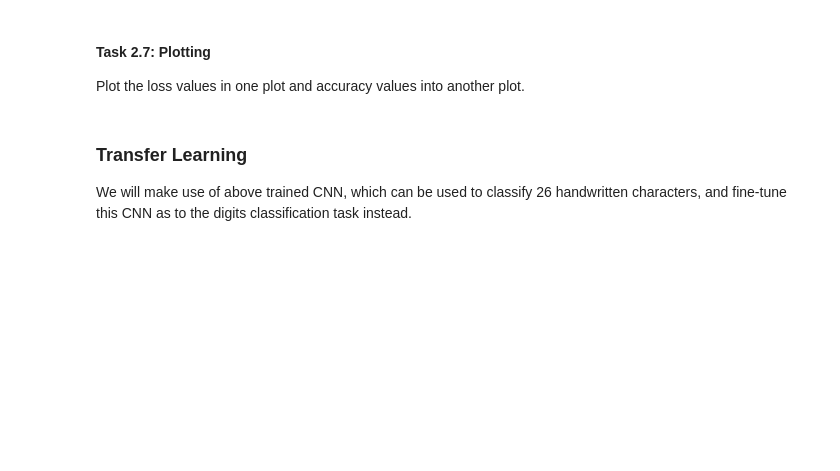
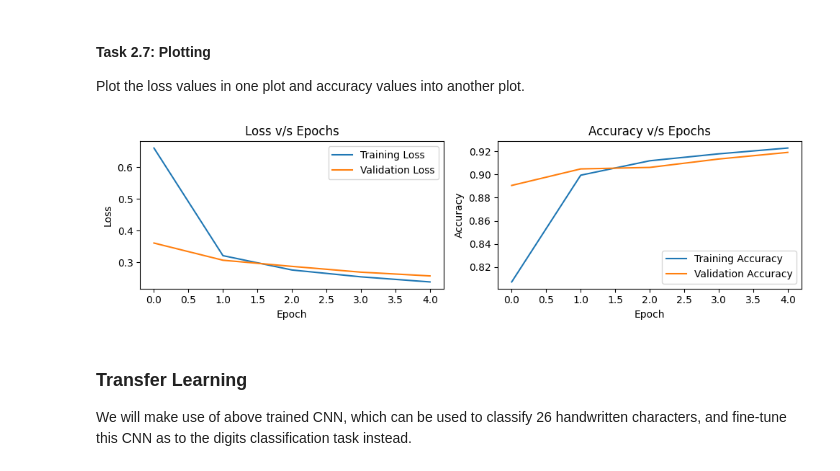
Before and after one commit to IngaleOmkar/Deep-Learning, a Jupyter notebook: Assignment-3/DL-Assignment03.ipynb, the cells around one changed output. Saved outputs shown, nothing was run; the diff lists cells and outputs as text; code cells hidden in the pictures; blank space fills up the shorter version.

```diff
--- a/Assignment-3/DL-Assignment03.ipynb
+++ b/Assignment-3/DL-Assignment03.ipynb
@@ -421,3 +411,23 @@ def convolutional(Q1, Q2, O):
+# %%
+def convolutional(Q1, Q2, O):
+    return torch.nn.Sequential(
+        # 2D convolutional layer: input channels=1 (grayscale image), output channels=Q1, 7×7 kernel, stride=1, padding=0
+        torch.nn.Conv2d(in_channels=1, out_channels=Q1, kernel_size=7, stride=1, padding=0),
+        # 2D max pooling: pooling size 2×2, stride=2
+        torch.nn.MaxPool2d(kernel_size=2, stride=2),
+        # tanh activation function
+        torch.nn.Tanh(),
+        # 2D convolutional layer: input channels=Q1, output channels=Q2, 5×5 kernel, stride=1, padding=2
+        torch.nn.Conv2d(in_channels=Q1, out_channels=Q2, kernel_size=5, stride=1, padding=2),
+        # 2D max pooling: pooling size 2×2, stride=2
+        torch.nn.MaxPool2d(kernel_size=2, stride=2),
+        # tanh activation function
+        torch.nn.Tanh(),
+        # Flatten the 3D feature map into a 1D vector
+        torch.nn.Flatten(),
+        # Fully connected layer: input dimension is Q2 * 5 * 5 (calculated from input image 28x28), output dimension is O
+        torch.nn.Linear(Q2 * 5 * 5, O)
+    )
 # %% [markdown]
 #### Test 3: Network Implementation
 
@@ -441,5 +451,5 @@ Train the network for 5 epochs with $\eta=0.01$, $\text{momentum}=0.9$ and store
 
 If you want, you can also train for 20 epochs, the training time will increase accordingly -- it might take up to 30 minutes.
 # %%
-initial_network = convolutional(...)
-train_loss, train_acc, val_loss, val_acc = training_loop(...)
+initial_network = convolutional(16, 16, 26)
+train_loss, train_acc, val_loss, val_acc = training_loop(initial_network, trainloader_letters, validloader_letters, epochs=5, lr=0.01, momentum=0.9)
@@ -450,13 +466,29 @@ Plot the loss values in one plot and accuracy values into another plot.
 # %%
 from matplotlib import pyplot
 pyplot.figure(figsize=(10,3))
+
 ax = pyplot.subplot(121)
 # plot training and validation loss values of CV network over epochs
-...
+ax.plot(train_loss, label='Training Loss')
+ax.plot(val_loss, label='Validation Loss')
+ax.set_xlabel("Epoch")
+ax.set_ylabel("Loss")
+ax.set_title("Loss v/s Epochs")
+ax.legend()
 
 ax = pyplot.subplot(122)
 # plot training and validation accuracy values of CV network over epochs
-...
+ax.plot(train_acc, label='Training Accuracy')
+ax.plot(val_acc, label='Validation Accuracy')
+ax.set_xlabel("Epoch")
+ax.set_ylabel("Accuracy")
+ax.set_title("Accuracy v/s Epochs")
+ax.legend()
+
+pyplot.tight_layout()
+pyplot.show()
+# %% [output]
+[figure, added]
 # %% [markdown]
 ### Transfer Learning
 
```
Also changed, not shown: parts of 14 cells of this notebook, 2 other files.
